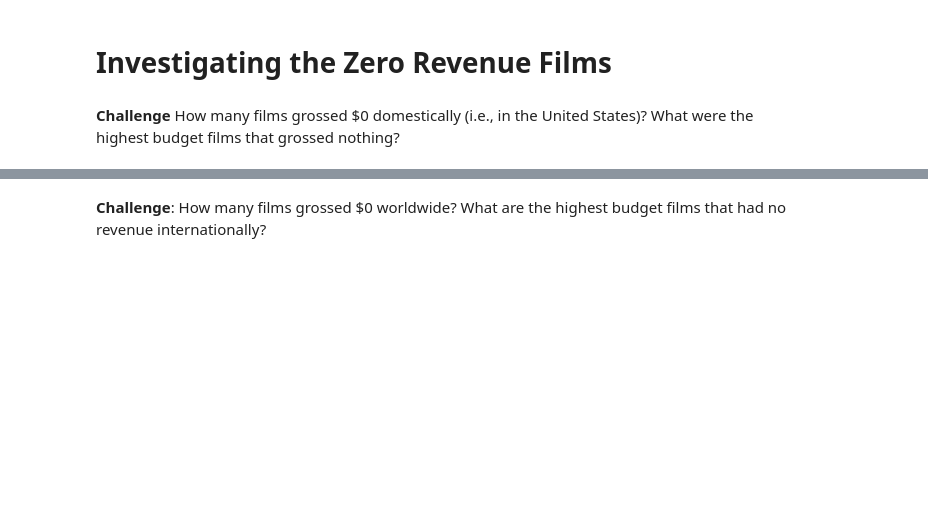
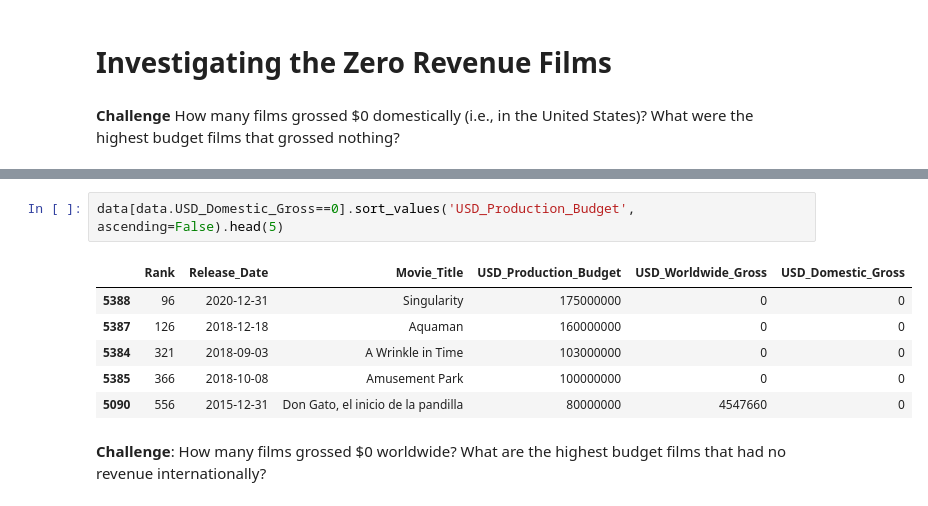
Before and after one commit to womaro/Story, a Jupyter notebook: Seaborn_and_Linear_Regression_(start).ipynb, the cells around one changed output, grey strips where cells are left out. Cells and saved outputs as stored; diff of their text form; blank space fills up the shorter version.

```diff
--- a/Seaborn_and_Linear_Regression_(start).ipynb
+++ b/Seaborn_and_Linear_Regression_(start).ipynb
@@ -146,2 +206,11 @@ Note that *domestic* in this context refers to the United States.
+# %%
+data[data.USD_Domestic_Gross==0].sort_values('USD_Production_Budget', ascending=False).head(5)
+# %% [output]
+|  | Rank | Release_Date | Movie_Title | USD_Production_Budget | USD_Worldwide_Gross | USD_Domestic_Gross |
+| 5388 | 96 | 2020-12-31 | Singularity | 175000000 | 0 | 0 |
+| 5387 | 126 | 2018-12-18 | Aquaman | 160000000 | 0 | 0 |
+| 5384 | 321 | 2018-09-03 | A Wrinkle in Time | 103000000 | 0 | 0 |
+| 5385 | 366 | 2018-10-08 | Amusement Park | 100000000 | 0 | 0 |
+| 5090 | 556 | 2015-12-31 | Don Gato, el inicio de la pandilla | 80000000 | 4547660 | 0 |
 # %% [markdown]
 **Challenge**: How many films grossed $0 worldwide? What are the highest budget films that had no revenue internationally?
```
Also changed, not shown: parts of 10 cells of this notebook.
